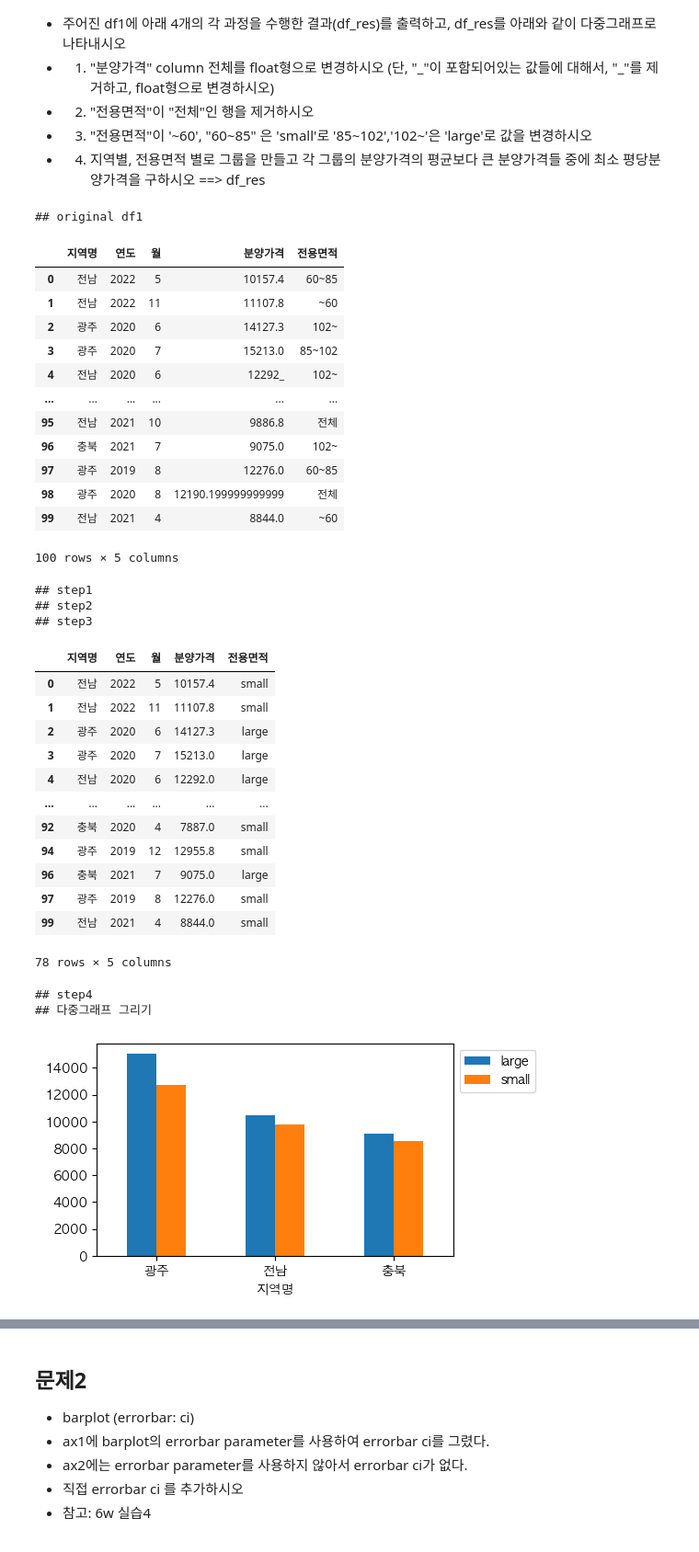
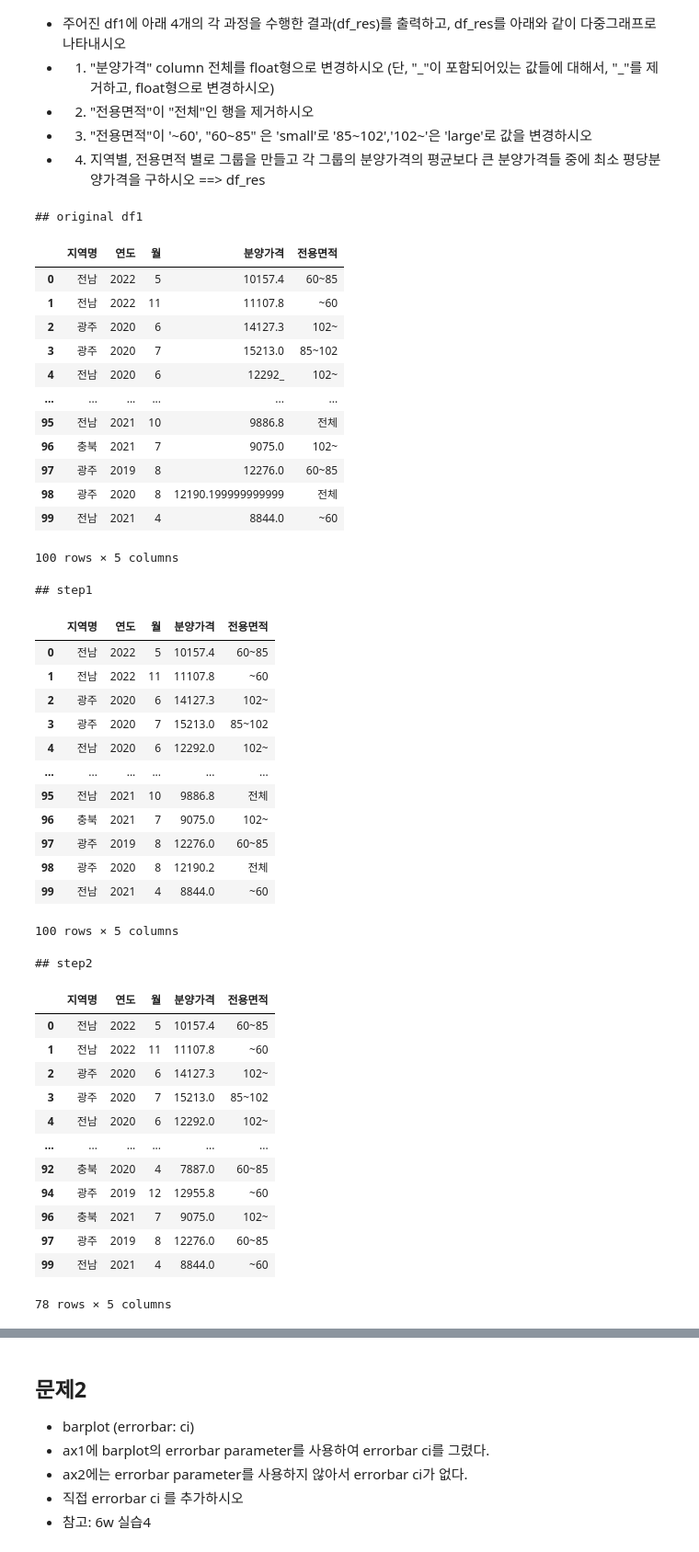
Before and after one commit to Woochang4862/USW-Public-Data-Analysis, a Jupyter notebook: 과제1_문제/2025_공공데이터분석_과제1_문제.ipynb, the cells around one changed output, grey strips where cells are left out. Shown at 92% size. Drawn from its saved outputs; the diff is of its cells as text; code cells hidden in the pictures.

```diff
--- a/과제1_문제/2025_공공데이터분석_과제1_문제.ipynb
+++ b/과제1_문제/2025_공공데이터분석_과제1_문제.ipynb
@@ -49,11 +49,15 @@ df1
 
 print('## step1')
 ## 코드작성
-df1['분양가격'] = df1['분양가격'].astype(str).str.replace('_', '', regex=False).astype(float)
+def remove_underbar(s):
+    return s.replace("_","")
+df1['분양가격'] = pd.to_numeric(df1['분양가격'].map(remove_underbar))
+df1
 
 print('## step2')
 ## 코드작성
 df2 = df1[df1['전용면적'] != '전체'].copy()
+df2
 
 print('## step3')
 df2=df2.copy()
@@ -63,49 +67,60 @@ df2
 print('## step4')
 ## 코드작성
 # 지역별, 전용면적별 그룹 평균 분양가격 계산
-group_mean = df2.groupby(['지역명', '전용면적'])['분양가격'].transform('mean')
+group_means_series = df2.groupby(['지역명', '전용면적'])['분양가격'].mean().rename('평균분양가격')
+df_merged = pd.merge(df2, group_means_series, on=['지역명', '전용면적'])
 # 평균보다 큰 분양가격 필터링
-df_filtered = df2[df2['분양가격'] > group_mean]
+df_filtered = df_merged[df_merged['분양가격'] > df_merged['평균분양가격']]
 # 지역별, 전용면적별 최소 분양가격 계산 및 unstack
 df_res = df_filtered.groupby(['지역명', '전용면적'])['분양가격'].min().unstack()
+df_res
 
 print('## 다중그래프 그리기')
 fig=plt.figure(figsize=(5,3))
 ax1 = fig.subplots()
 
 _=df_res.plot.bar(ax=ax1, rot=0)
 _=ax1.legend(bbox_to_anchor=(1,1), loc='upper left')
 # %% [output]
 ## original df1
 |  | 지역명 | 연도 | 월 | 분양가격 | 전용면적 |
 | 0 | 전남 | 2022 | 5 | 10157.4 | 60~85 |
 | 1 | 전남 | 2022 | 11 | 11107.8 | ~60 |
 | 2 | 광주 | 2020 | 6 | 14127.3 | 102~ |
 | 3 | 광주 | 2020 | 7 | 15213.0 | 85~102 |
 | 4 | 전남 | 2020 | 6 | 12292_ | 102~ |
 | ... | ... | ... | ... | ... | ... |
 | 95 | 전남 | 2021 | 10 | 9886.8 | 전체 |
 | 96 | 충북 | 2021 | 7 | 9075.0 | 102~ |
 | 97 | 광주 | 2019 | 8 | 12276.0 | 60~85 |
 | 98 | 광주 | 2020 | 8 | 12190.199999999999 | 전체 |
 | 99 | 전남 | 2021 | 4 | 8844.0 | ~60 |
 100 rows × 5 columns
 ## step1
-## step2
-## step3
 |  | 지역명 | 연도 | 월 | 분양가격 | 전용면적 |
-| 0 | 전남 | 2022 | 5 | 10157.4 | small |
-| 1 | 전남 | 2022 | 11 | 11107.8 | small |
-| 2 | 광주 | 2020 | 6 | 14127.3 | large |
-| 3 | 광주 | 2020 | 7 | 15213.0 | large |
-| 4 | 전남 | 2020 | 6 | 12292.0 | large |
+| 0 | 전남 | 2022 | 5 | 10157.4 | 60~85 |
+| 1 | 전남 | 2022 | 11 | 11107.8 | ~60 |
+| 2 | 광주 | 2020 | 6 | 14127.3 | 102~ |
+| 3 | 광주 | 2020 | 7 | 15213.0 | 85~102 |
+| 4 | 전남 | 2020 | 6 | 12292.0 | 102~ |
 | ... | ... | ... | ... | ... | ... |
-| 92 | 충북 | 2020 | 4 | 7887.0 | small |
-| 94 | 광주 | 2019 | 12 | 12955.8 | small |
-| 96 | 충북 | 2021 | 7 | 9075.0 | large |
-| 97 | 광주 | 2019 | 8 | 12276.0 | small |
-| 99 | 전남 | 2021 | 4 | 8844.0 | small |
+| 95 | 전남 | 2021 | 10 | 9886.8 | 전체 |
+| 96 | 충북 | 2021 | 7 | 9075.0 | 102~ |
+| 97 | 광주 | 2019 | 8 | 12276.0 | 60~85 |
+| 98 | 광주 | 2020 | 8 | 12190.2 | 전체 |
+| 99 | 전남 | 2021 | 4 | 8844.0 | ~60 |
-78 rows × 5 columns
+100 rows × 5 columns
-## step4
-## 다중그래프 그리기
+## step2
-[figure, removed]
+|  | 지역명 | 연도 | 월 | 분양가격 | 전용면적 |
+| 0 | 전남 | 2022 | 5 | 10157.4 | 60~85 |
+| 1 | 전남 | 2022 | 11 | 11107.8 | ~60 |
+| 2 | 광주 | 2020 | 6 | 14127.3 | 102~ |
+| 3 | 광주 | 2020 | 7 | 15213.0 | 85~102 |
+| 4 | 전남 | 2020 | 6 | 12292.0 | 102~ |
+| ... | ... | ... | ... | ... | ... |
+| 92 | 충북 | 2020 | 4 | 7887.0 | 60~85 |
+| 94 | 광주 | 2019 | 12 | 12955.8 | ~60 |
+| 96 | 충북 | 2021 | 7 | 9075.0 | 102~ |
+| 97 | 광주 | 2019 | 8 | 12276.0 | 60~85 |
+| 99 | 전남 | 2021 | 4 | 8844.0 | ~60 |
+78 rows × 5 columns
```
Also changed, not shown: parts of 2 cells of this notebook, 1 other file.
